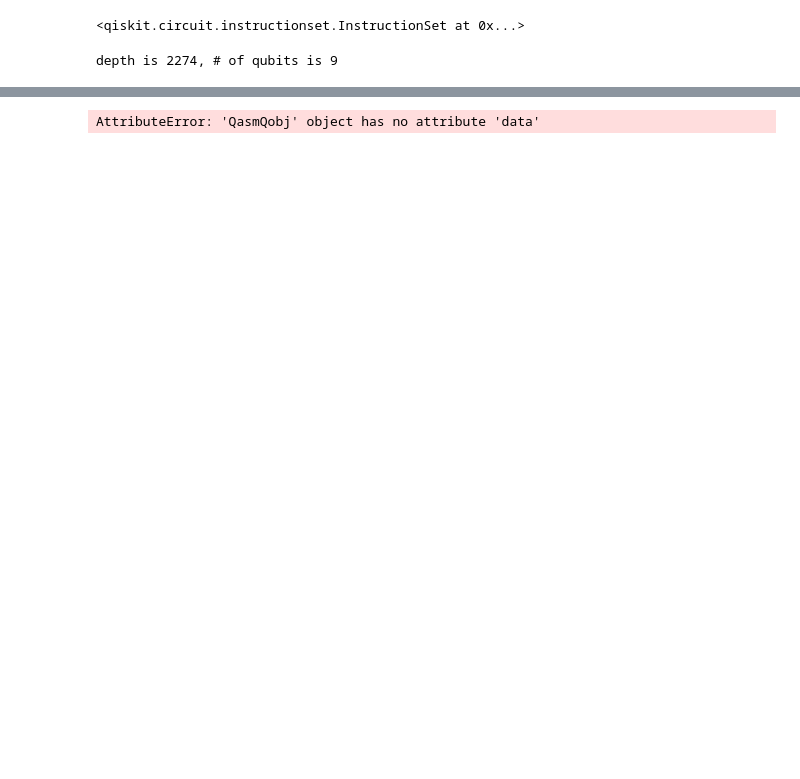
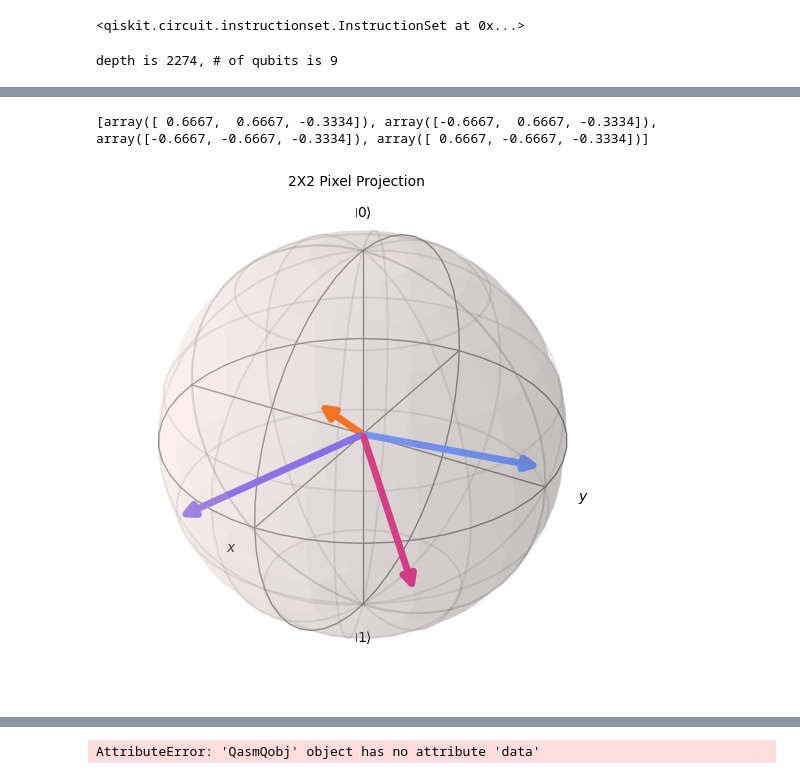
Before and after one commit to ksm999/Stereo, a Jupyter notebook: IonQ.ipynb, the cells around one changed output, grey strips where cells are left out. Saved outputs shown, nothing was run; the diff lists cells and outputs as text; code cells hidden in the pictures; blank space fills up the shorter version.

```diff
--- a/IonQ.ipynb
+++ b/IonQ.ipynb
@@ -234,0 +244,6 @@ simulator_backend = provider.get_backend("ionq_qpu.harmony")
+# %%
+print(point_3d)
+plot_bloch_vector(point_3d, title='2X2 Pixel Projection')
+# %% [output]
+[array([ 0.6667,  0.6667, -0.3334]), array([-0.6667,  0.6667, -0.3334]), array([-0.6667, -0.6667, -0.3334]), array([ 0.6667, -0.6667, -0.3334])]
+[figure, added]
```
Also changed, not shown: parts of 60 cells of this notebook, 2 other files.
